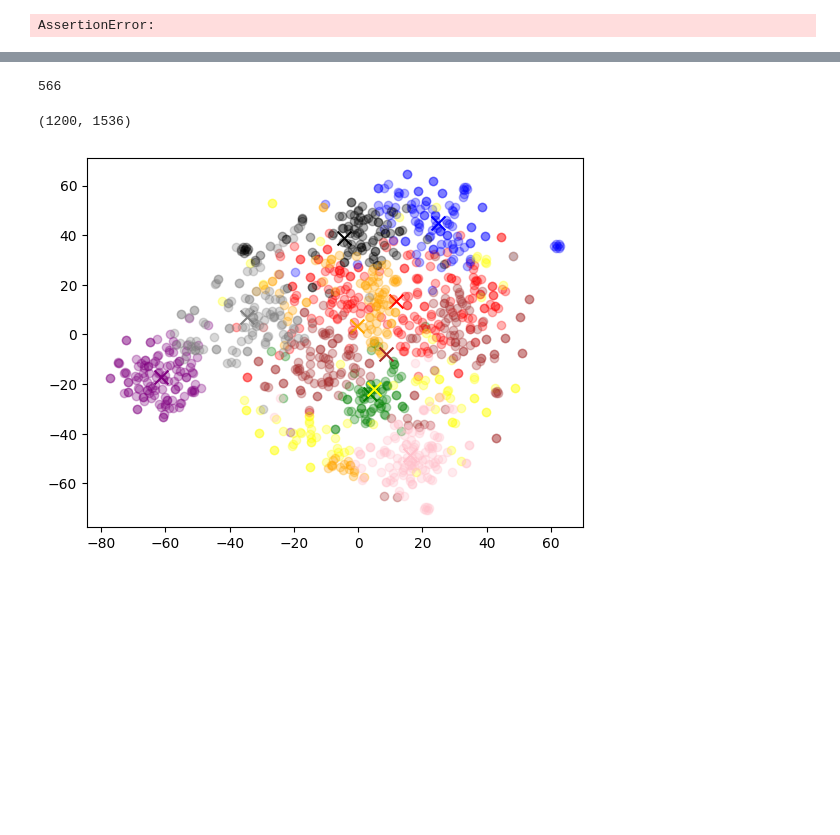
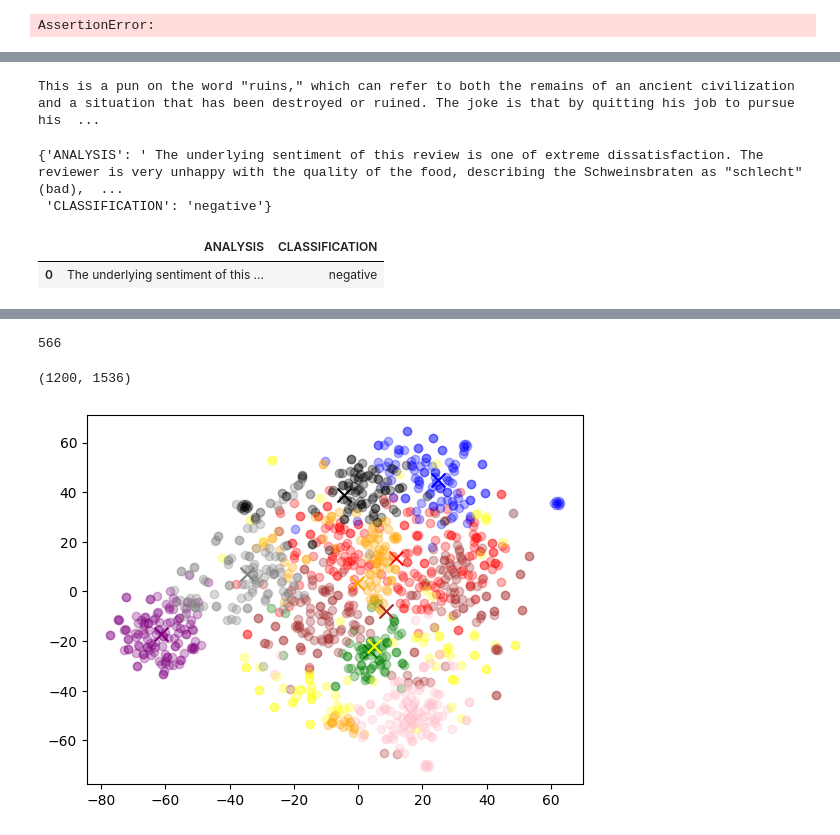
Before and after one commit to pdoubleg/junk-drawer, a Jupyter notebook: docs_example.ipynb, the cells around one changed output, grey strips where cells are left out. Drawn from its saved outputs; the diff is of its cells as text; code cells hidden in the pictures; blank space fills up the shorter version.

```diff
--- a/docs_example.ipynb
+++ b/docs_example.ipynb
@@ -641,0 +292,34 @@ def identify_original_documents(documents, chunks):
+# %%
+print(result[0].variables['EXPLANATION'])
+# %% [output]
+This is a pun on the word "ruins," which can refer to both the remains of an ancient civilization and a situation that has been destroyed or ruined. The joke is that by quitting his job to pursue his  ...
+# %%
+@lmql.query
+async def classify_review(review):
+  '''argmax
+    """Review: {review}\n
+    Q: What is the underlying sentiment of this review and why?\n
+    A:[ANALYSIS]\n
+    Based on this, the overall sentiment of the message can be considered to be [CLASSIFICATION]"""
+  from
+    "openai/text-davinci-003"
+  WHERE
+    CLASSIFICATION in ["positive", "neutral", "negative"]
+  '''
+# %%
+result = await classify_review("""Schweinsbraten schlecht, Kässpatzen ohne Geschmack mit blassen nicht krossen Röstzwiebeln.
+Der Kaiserschmarren war dann der  Gipfel , in 5 Min fertig und  einfach nur mies !!!!
+Alles in Allem eine Frechheit!!!!
+
+Nie wieder!!!!!!""")
+# %%
+result[0].variables
+# %% [output]
+{'ANALYSIS': ' The underlying sentiment of this review is one of extreme dissatisfaction. The reviewer is very unhappy with the quality of the food, describing the Schweinsbraten as "schlecht" (bad),  ...
+ 'CLASSIFICATION': 'negative'}
+# %%
+df = pd.DataFrame([r.variables for r in result])
+df
+# %% [output]
+|  | ANALYSIS | CLASSIFICATION |
+| 0 | The underlying sentiment of this ... | negative |
```
Also changed, not shown: parts of 62 cells of this notebook, 12 other files.
